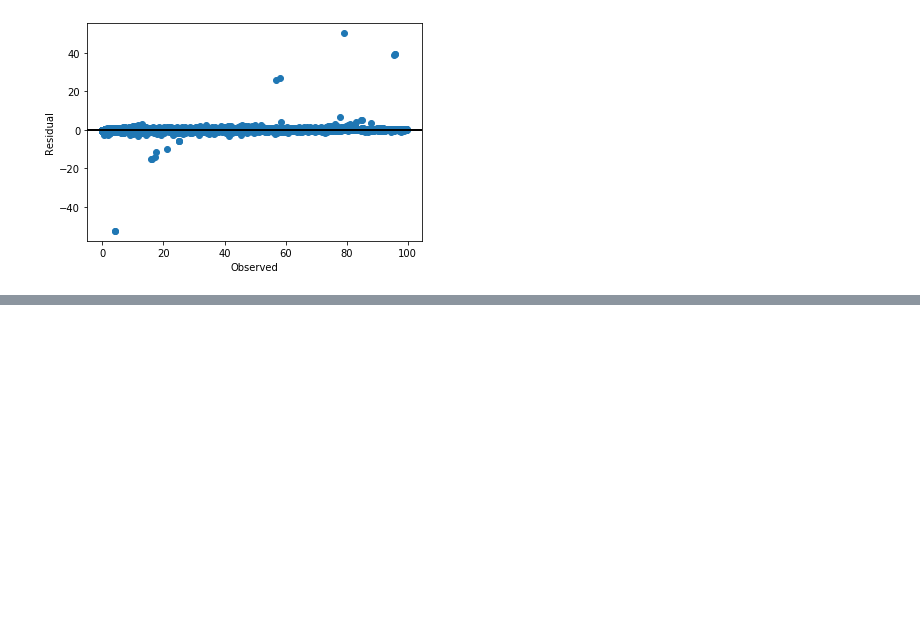
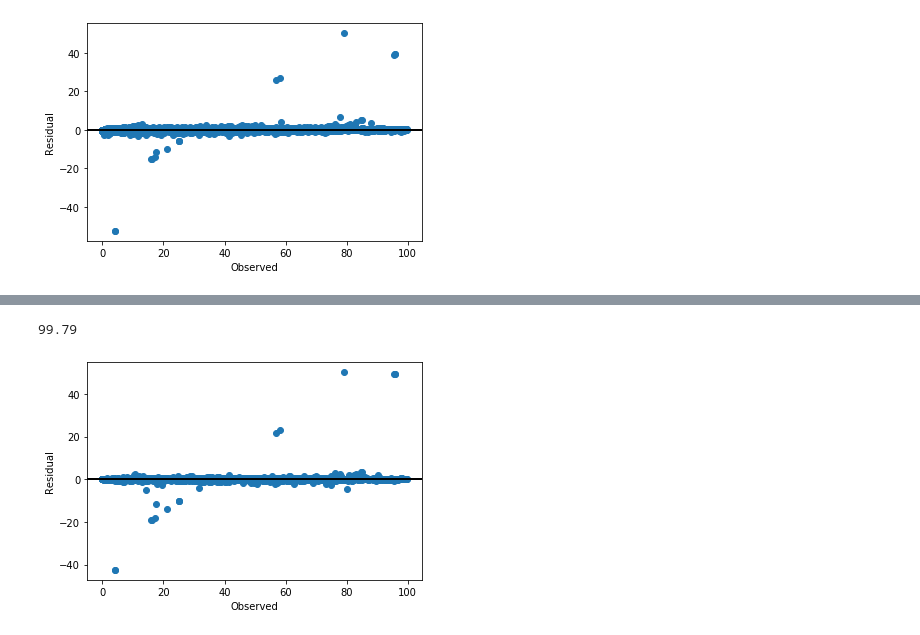
Before and after one commit to whehdwns/Risk_Analysis_Learning, a Jupyter notebook: Behavioral_Risk_Factor_Tobacco_2011_2019/Behavior Risk Tobacco.ipynb, the cells around one changed output, grey strips where cells are left out. Drawn from its saved outputs; the diff is of its cells as text; code cells hidden in the pictures; blank space fills up the shorter version.

```diff
--- a/Behavioral_Risk_Factor_Tobacco_2011_2019/Behavior Risk Tobacco.ipynb
+++ b/Behavioral_Risk_Factor_Tobacco_2011_2019/Behavior Risk Tobacco.ipynb
@@ -586,3 +586,13 @@ ax.set_ylabel('Residual')
 plt.show()
 # %% [output]
 [figure]
+# %%
+from sklearn.tree import DecisionTreeRegressor
+
+model_decision = DecisionTreeRegressor()
+model_decision.fit(X_train, y_train)
+importance = model_decision.feature_importances_
+
+print('--Feature Importance--')
+for i,v in enumerate(importance):
+    print('Feature ('+X_train.columns[i]+') , Score: %.5f' %(v))
@@ -588,0 +611,18 @@ plt.show()
+# %%
+pred_decision=model_decision.predict(X_test)
+decision_score =model_decision.score(X_train,y_train)
+decision_pred_score =round(decision_score*100,2)
+print(decision_pred_score)
+# %% [output]
+99.79
+# %%
+residuals =y_test.values.flatten() - pred_decision
+
+fig, ax = plt.subplots()
+ax.scatter(y_test.values.flatten(), residuals)
+ax.axhline(lw=2,color='black')
+ax.set_xlabel('Observed')
+ax.set_ylabel('Residual')
+plt.show()
+# %% [output]
+[figure, added]
```
Also changed, not shown: parts of 2 cells of this notebook.
